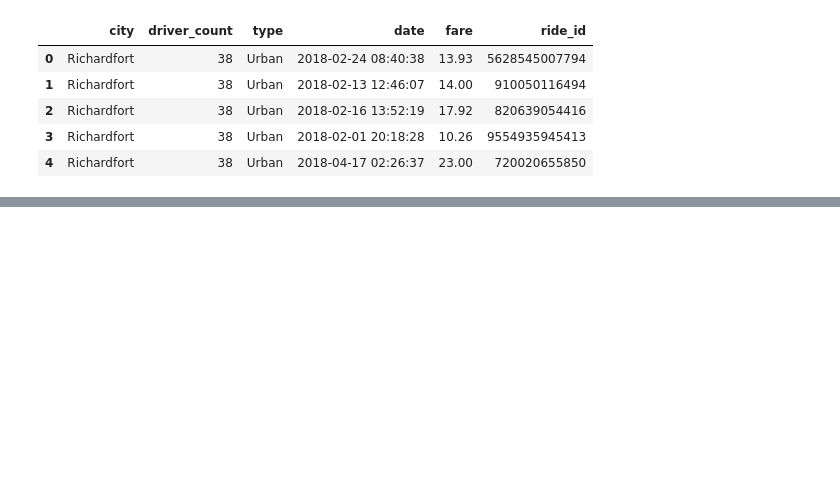
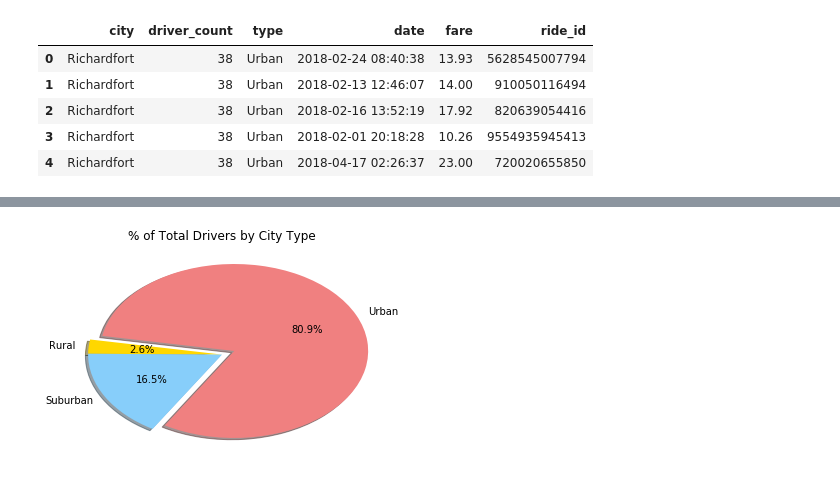
Before and after one commit to robertjacobi/Pyber, a Jupyter notebook: Pyber.ipynb, the cells around one changed output, grey strips where cells are left out. Cells and saved outputs as stored; diff of their text form; code cells hidden in the pictures; blank space fills up the shorter version.

```diff
--- a/Pyber.ipynb
+++ b/Pyber.ipynb
@@ -126,0 +148,27 @@ Name: fare, dtype: float64
+# %%
+# Calculate Driver Percents
+
+pct_drivers = city_ride_df.drop_duplicates("city")
+
+pct_drivers = pct_drivers.groupby("type").sum()
+
+pct_drivers = pct_drivers["driver_count"]/pct_drivers["driver_count"].sum()
+
+# Build Pie Charts
+
+types = ["Rural", "Suburban", "Urban"]
+
+colors = ["gold", "lightskyblue", "lightcoral"]
+
+explode = (0,0,.1)
+
+plt.title("% of Total Drivers by City Type")
+plt.pie(pct_drivers, explode=explode, labels=types, colors=colors, autopct="%1.1f%%", shadow=True, startangle=170)
+
+# Save Figure and show plot
+
+plt.savefig("Images/Total_Drivers_City_Type.png")
+
+plt.show()
+# %% [output]
+[figure, added]
```
Also changed, not shown: parts of 4 cells of this notebook, 5 other files.
